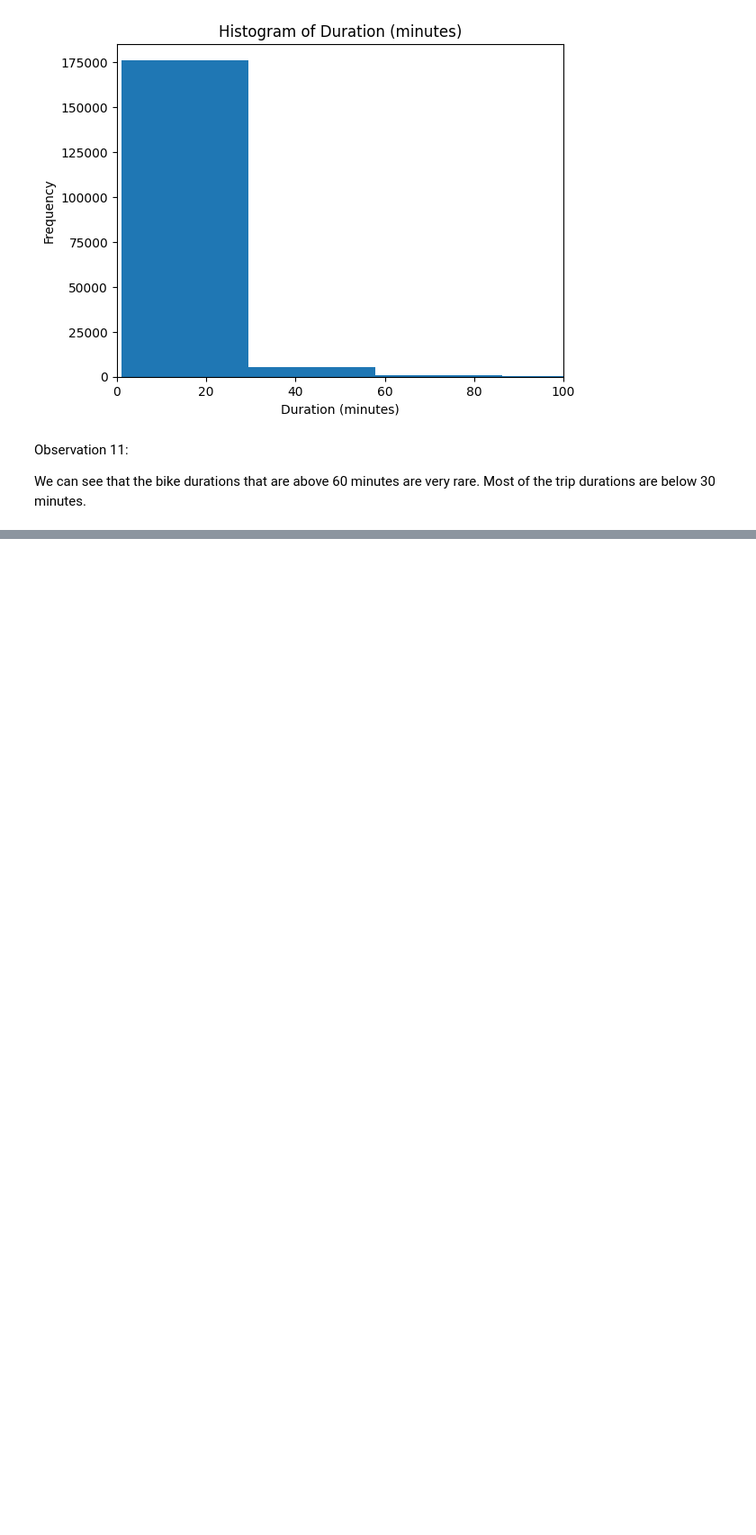
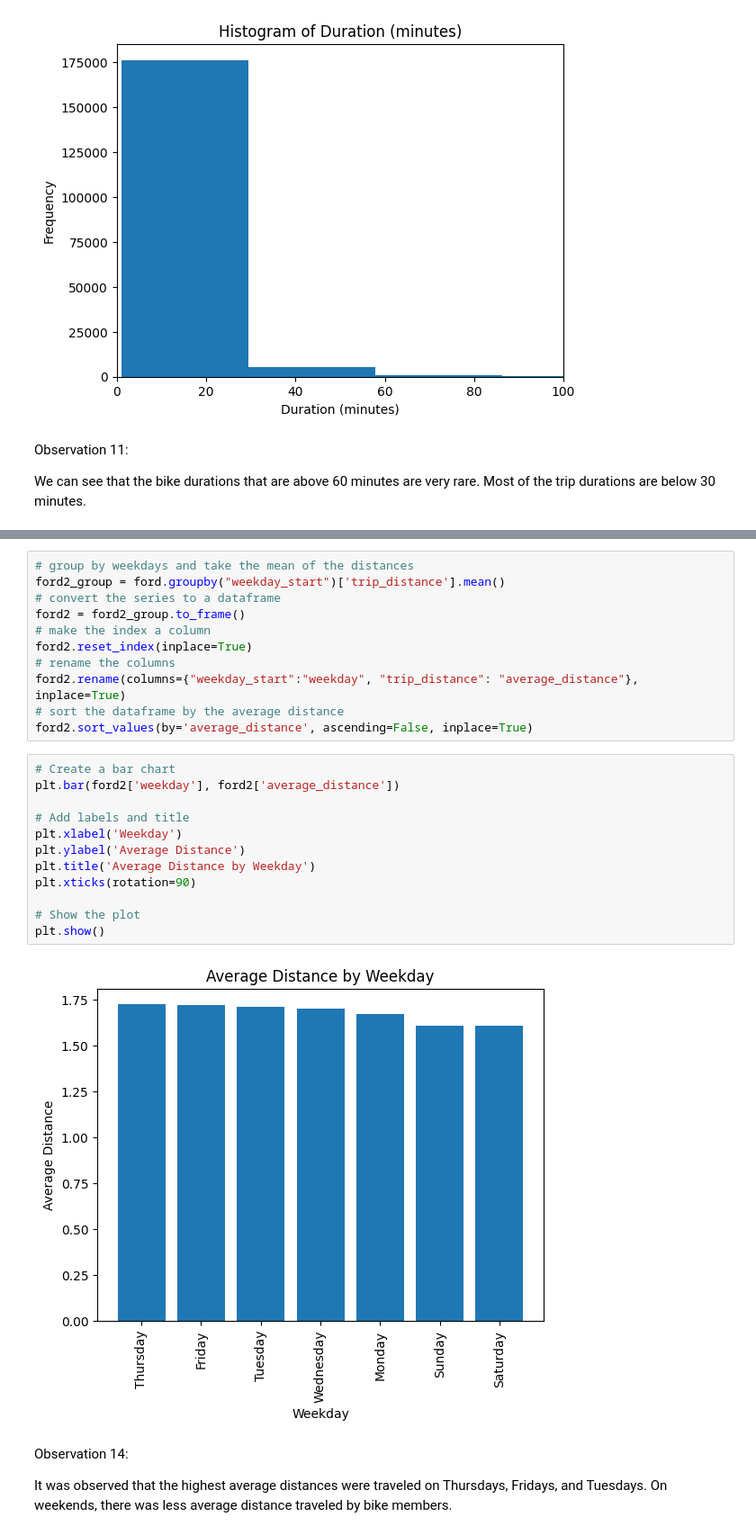
Before and after one commit to Emekadavid/fordgobike, a Jupyter notebook: fordgobike_part_1.ipynb, the cells around one changed output, grey strips where cells are left out. Shown at 90% size. Cells and saved outputs as stored; diff of their text form; blank space fills up the shorter version.

```diff
--- a/fordgobike_part_1.ipynb
+++ b/fordgobike_part_1.ipynb
@@ -559,0 +658,29 @@ We can see that the bike durations that are above 60 minutes are very rare. Most
+# %%
+# group by weekdays and take the mean of the distances
+ford2_group = ford.groupby("weekday_start")['trip_distance'].mean()
+# convert the series to a dataframe
+ford2 = ford2_group.to_frame()
+# make the index a column
+ford2.reset_index(inplace=True)
+# rename the columns
+ford2.rename(columns={"weekday_start":"weekday", "trip_distance": "average_distance"}, inplace=True)
+# sort the dataframe by the average distance
+ford2.sort_values(by='average_distance', ascending=False, inplace=True)
+# %%
+# Create a bar chart
+plt.bar(ford2['weekday'], ford2['average_distance'])
+
+# Add labels and title
+plt.xlabel('Weekday')
+plt.ylabel('Average Distance')
+plt.title('Average Distance by Weekday')
+plt.xticks(rotation=90)
+
+# Show the plot
+plt.show()
+# %% [output]
+[figure, added]
+# %% [markdown]
+Observation 14:
+
+It was observed that the highest average distances were traveled on Thursdays, Fridays, and Tuesdays. On weekends, there was less average distance traveled by bike members.
```
Also changed, not shown: parts of 28 cells of this notebook, 1 other file.
